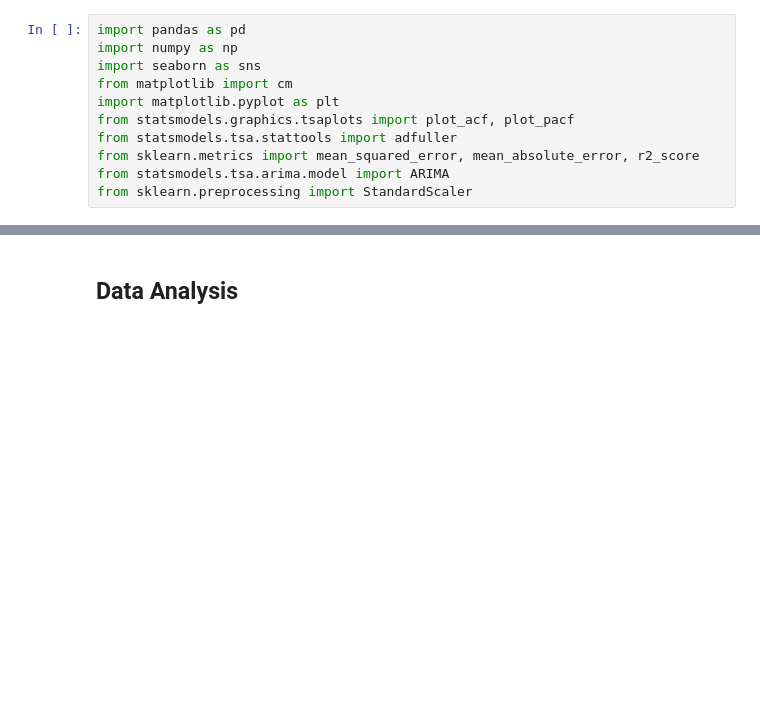
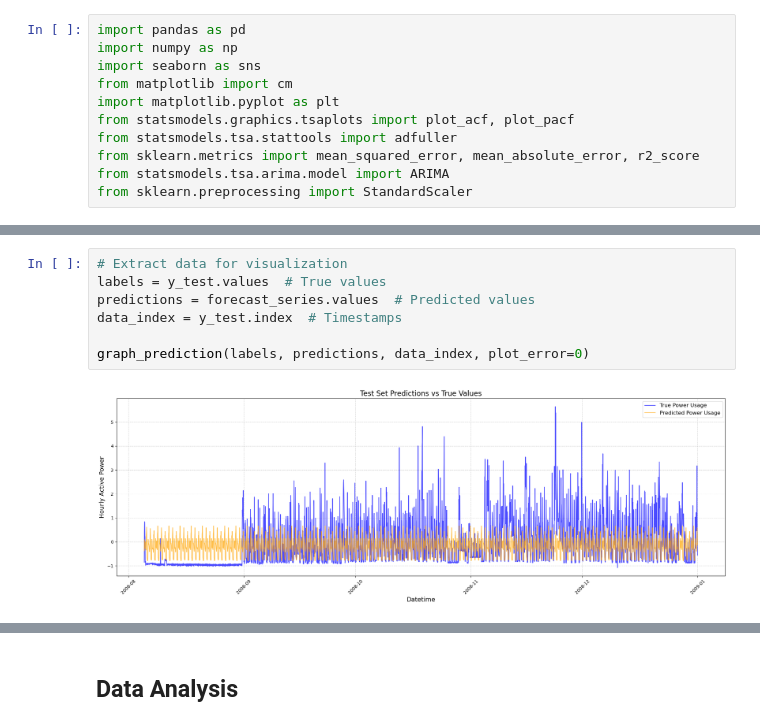
Before and after one commit to LyricLrs/Prediction-of-Individual-Household-Electric-Power-Consumption, a Jupyter notebook: ARIMA.ipynb, the cells around one changed output, grey strips where cells are left out. Drawn from its saved outputs; the diff is of its cells as text; blank space fills up the shorter version.

```diff
--- a/ARIMA.ipynb
+++ b/ARIMA.ipynb
@@ -320,0 +148,9 @@ data = full_grid.merge(data, on=['Date', 'Time'], how='outer').sort_values(by=['
+# %%
+# Extract data for visualization
+labels = y_test.values  # True values
+predictions = forecast_series.values  # Predicted values
+data_index = y_test.index  # Timestamps
+
+graph_prediction(labels, predictions, data_index, plot_error=0)
+# %% [output]
+[figure, added]
```
Also changed, not shown: parts of 48 cells of this notebook, 1 other file.
